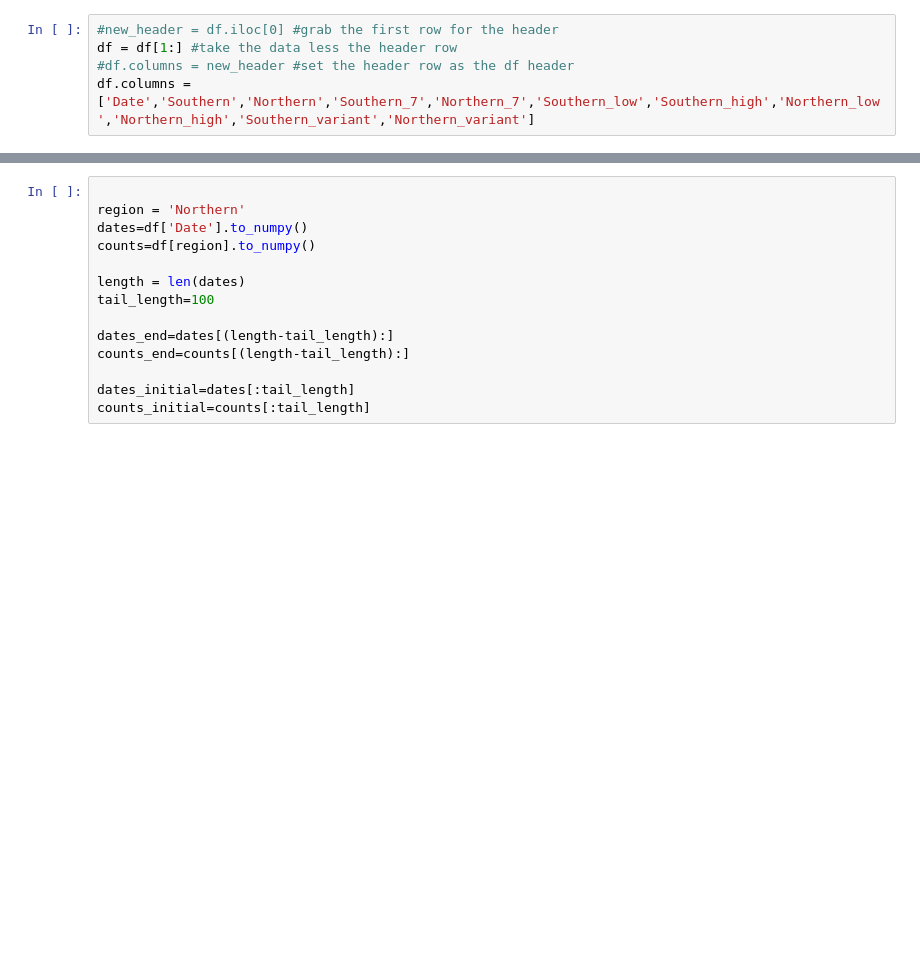
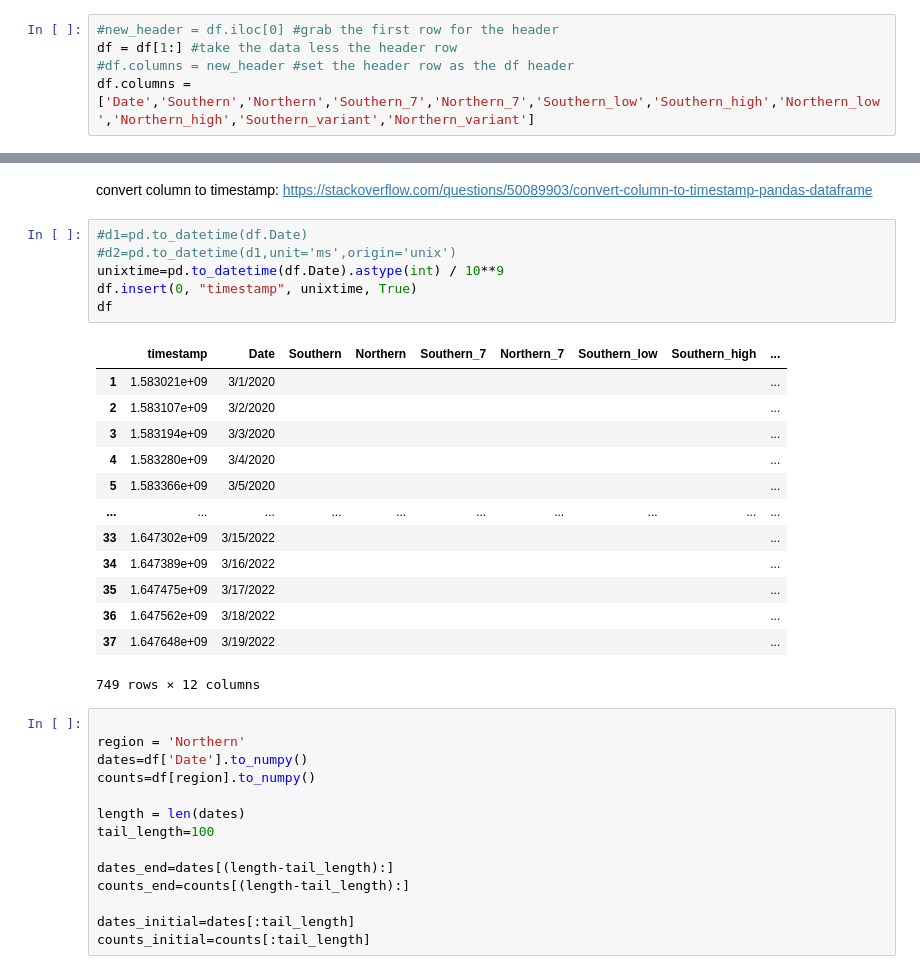
Before and after one commit to edgecollective/wastewater-analysis, a Jupyter notebook: wastewater.ipynb, the cells around one changed output, grey strips where cells are left out. Saved outputs shown, nothing was run; the diff lists cells and outputs as text; blank space fills up the shorter version.

```diff
--- a/wastewater.ipynb
+++ b/wastewater.ipynb
@@ -85,3 +92,26 @@ df.tail()
+# %% [markdown]
+convert column to timestamp:
+[https://stackoverflow.com/questions/50089903/convert-column-to-timestamp-pandas-dataframe](https://stackoverflow.com/questions/50089903/convert-column-to-timestamp-pandas-dataframe)
+# %%
+#d1=pd.to_datetime(df.Date)
+#d2=pd.to_datetime(d1,unit='ms',origin='unix')
+unixtime=pd.to_datetime(df.Date).astype(int) / 10**9
+df.insert(0, "timestamp", unixtime, True)
+df
+# %% [output]
+|  | timestamp | Date | Southern | Northern | Southern_7 | Northern_7 | Southern_low | Southern_high | ... |
+| 1 | 1.583021e+09 | 3/1/2020 |  |  |  |  |  |  | ... |
+| 2 | 1.583107e+09 | 3/2/2020 |  |  |  |  |  |  | ... |
+| 3 | 1.583194e+09 | 3/3/2020 |  |  |  |  |  |  | ... |
+| 4 | 1.583280e+09 | 3/4/2020 |  |  |  |  |  |  | ... |
+| 5 | 1.583366e+09 | 3/5/2020 |  |  |  |  |  |  | ... |
+| ... | ... | ... | ... | ... | ... | ... | ... | ... | ... |
+| 33 | 1.647302e+09 | 3/15/2022 |  |  |  |  |  |  | ... |
+| 34 | 1.647389e+09 | 3/16/2022 |  |  |  |  |  |  | ... |
+| 35 | 1.647475e+09 | 3/17/2022 |  |  |  |  |  |  | ... |
+| 36 | 1.647562e+09 | 3/18/2022 |  |  |  |  |  |  | ... |
+| 37 | 1.647648e+09 | 3/19/2022 |  |  |  |  |  |  | ... |
+749 rows × 12 columns
 # %%
 
 region = 'Northern'
```
Also changed, not shown: parts of 3 cells of this notebook, 56 other files.
